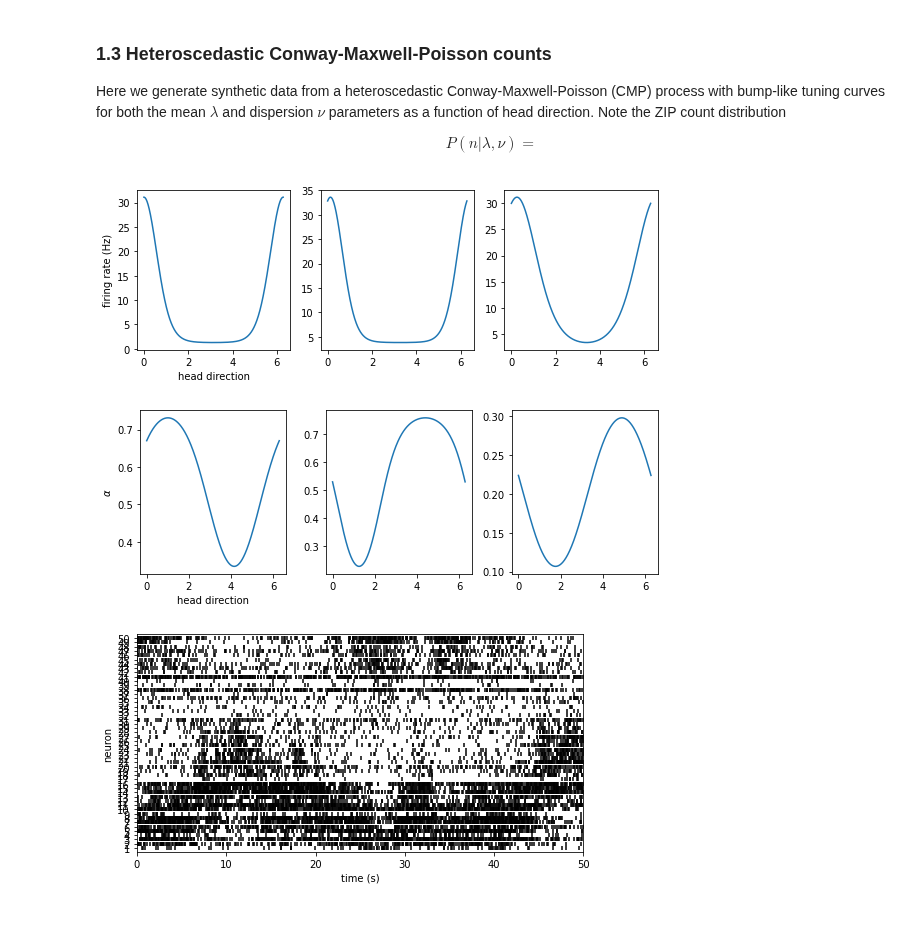
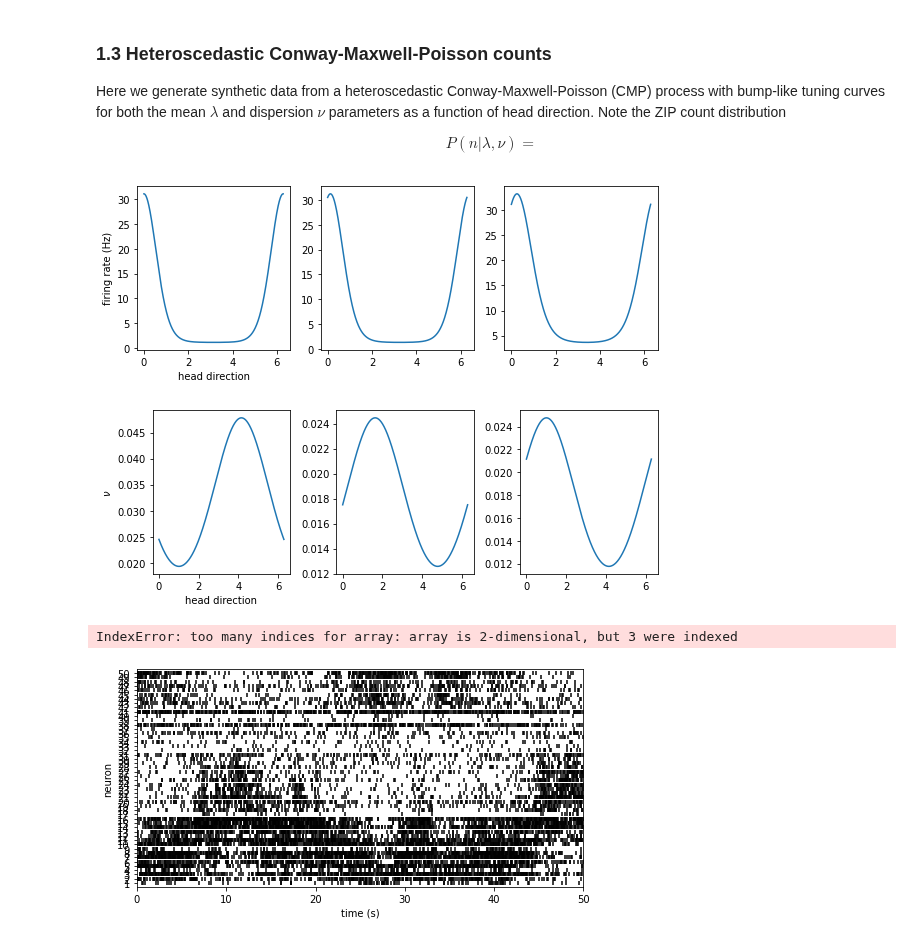
Before and after one commit to davindicode/universal-count-model, a Jupyter notebook: examples/7-UCM_count_activity_regression.ipynb, the cells around one changed output. Cells and saved outputs as stored; diff of their text form; code cells hidden in the pictures.

```diff
--- a/examples/7-UCM_count_activity_regression.ipynb
+++ b/examples/7-UCM_count_activity_regression.ipynb
@@ -266,30 +241,7 @@ plt.show()
 Here we generate synthetic data from a heteroscedastic Conway-Maxwell-Poisson (CMP) process with bump-like tuning curves for both the mean $\lambda$ and dispersion $\nu$ parameters as a function of head direction. Note the ZIP count distribution
 
 $$ P(n|\lambda, \nu) = $$
-# %%
-def HDC_bumps(theta, A, invbeta, b, theta_0):
-    """
-    parameters have shape (neurons,)
-    :return:
-        rates of shape (..., neurons, eval_pts)
-    """
-    return A[:, None] * np.exp(
-        (np.cos(theta[..., None, :] - theta_0[:, None]) - 1) / invbeta[:, None]) + b[:, None]
-# %%
-timesamples = 10000
-
-# random walk
-hd_t = np.empty(timesamples)
-hd_t[0] = 0
-rn = rng.normal(size=(timesamples,))
-for k in range(1, timesamples):
-    hd_t[k] = hd_t[k-1] + 0.1*rn[k]
-
-hd_t = hd_t % (2*np.pi)
 # %%
-tbin = 0.05
-neurons = 50
-
 # von Mises fields
 p_c = rng.normal(size=(neurons,))**2 + 1.0
 p_a = np.maximum(0.0, 30.0 + 0.1*rng.normal(size=(neurons,)))
@@ -298,8 +250,8 @@ p_z = np.linspace(0, 2*np.pi, neurons+1)[:-1]
 
 _angle_0 = rng.permutation(p_z)
 _beta = (0.5 * rng.normal(size=(neurons,)))**2 + 0.1
-_rate_0 = rng.uniform(size=(neurons,)) * 2.0 - 4.
-_b = rng.uniform(size=(neurons,)) * 3.
+_rate_0 = rng.uniform(size=(neurons,)) * 1.0 - 4.
+_b = rng.uniform(size=(neurons,)) * 1. - 1.
 
 # rate tuning curve
 vm_rate = lambda x: HDC_bumps(x, p_a, p_b, p_c, p_z)
@@ -312,39 +264,42 @@ show_neurons = [0, 1, 2]
 covariates = np.linspace(0, 2*np.pi, steps)
 
 rate = vm_rate(covariates)
-alpha = vm_disp(covariates)
+nu = vm_disp(covariates)
 # %%
 fig, axes = plt.subplots(1, len(show_neurons), figsize=(8, 3))
 
 for k, ne in enumerate(show_neurons):
     line, = axes[k].plot(covariates, rate[ne, :])
     if k == 0:
         axes[k].set_xlabel('head direction')
         axes[k].set_ylabel('firing rate (Hz)')
 
 fig.tight_layout()
 plt.show()
 
 
 fig, axes = plt.subplots(1, len(show_neurons), figsize=(8, 3))
 
 for k, ne in enumerate(show_neurons):
-    line, = axes[k].plot(covariates, alpha[ne, :])
+    line, = axes[k].plot(covariates, nu[ne, :])
     if k == 0:
         axes[k].set_xlabel('head direction')
-        axes[k].set_ylabel(r'$\alpha$')
+        axes[k].set_ylabel(r'$\nu$')
 
 fig.tight_layout()
 plt.show()
 # %% [output]
-[figure, old version]
+[figure, new version]
-[figure, old version]
+[figure, new version]
 # %%
 # generate data
 rate_t = vm_rate(hd_t)
-alpha_t = vm_disp(hd_t)
+nu_t = vm_disp(hd_t)
 
-syn_train = gen_ZIP(rng, rate_t*tbin, alpha_t)
+syn_train = gen_CMP(rng, rate_t*tbin, nu_t)
+datasets["hCMP"] = syn_train
+# %% [output]
+IndexError: too many indices for array: array is 2-dimensional, but 3 were indexed
 # %%
 T = 1000
 
```
Also changed, not shown: parts of 23 cells of this notebook, 6 other files.
